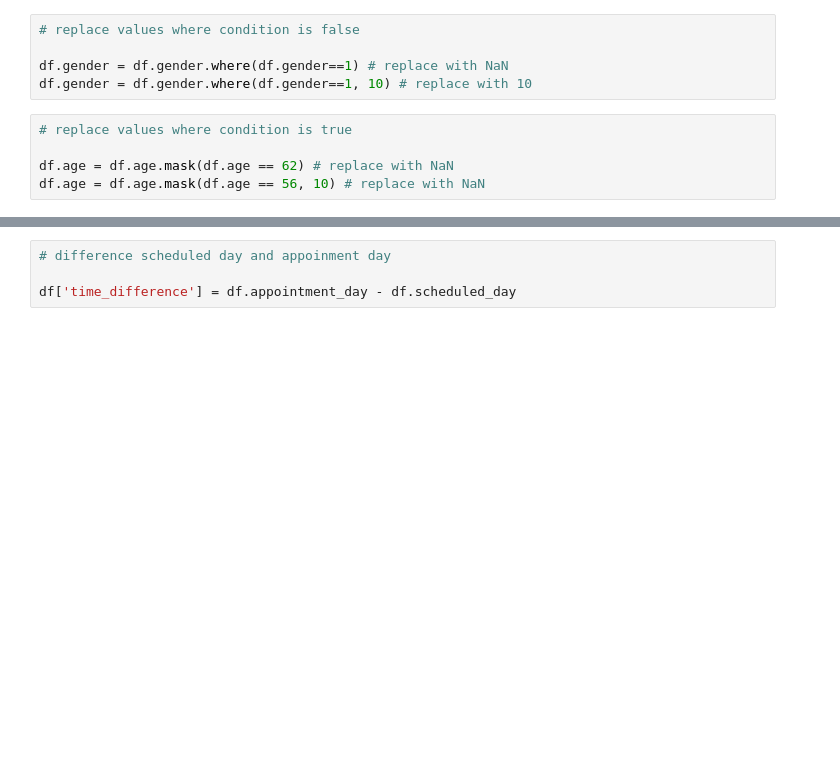
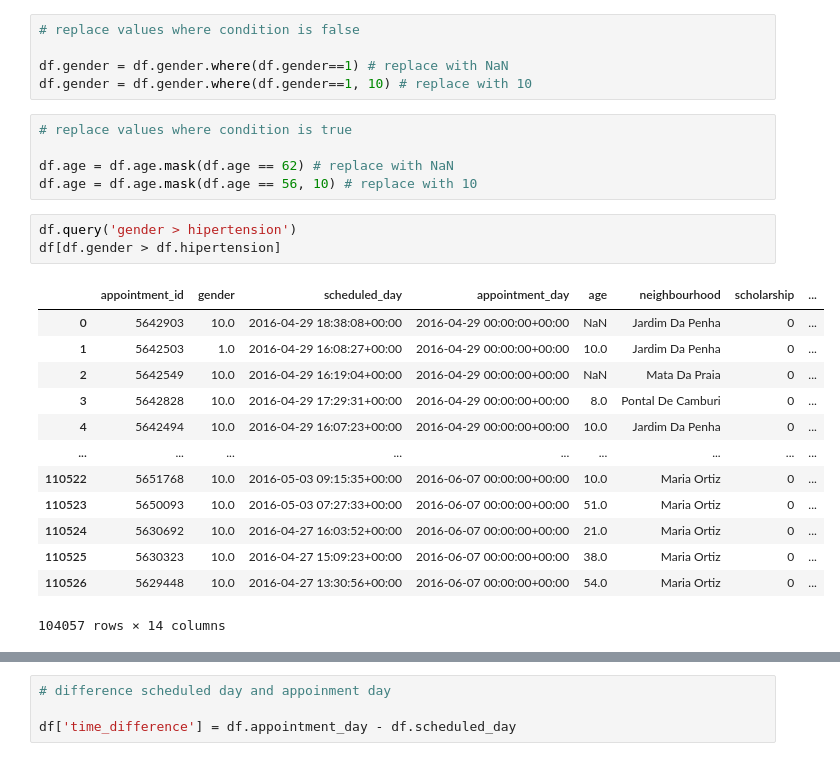
Before and after one commit to anneruhnke/no_show_analysis_update, a Jupyter notebook: no_show_analysis_update.ipynb, the cells around one changed output, grey strips where cells are left out. Cells and saved outputs as stored; diff of their text form; blank space fills up the shorter version.

Commit message:
Use query fuction

```diff
--- a/no_show_analysis_update.ipynb
+++ b/no_show_analysis_update.ipynb
@@ -407,4 +407,21 @@ df.gender = df.gender.where(df.gender==1, 10) # replace with 10
 # replace values where condition is true
 
 df.age = df.age.mask(df.age == 62) # replace with NaN
-df.age = df.age.mask(df.age == 56, 10) # replace with NaN
+df.age = df.age.mask(df.age == 56, 10) # replace with 10
+# %%
+df.query('gender > hipertension')
+df[df.gender > df.hipertension]
+# %% [output]
+|  | appointment_id | gender | scheduled_day | appointment_day | age | neighbourhood | scholarship | ... |
+| 0 | 5642903 | 10.0 | 2016-04-29 18:38:08+00:00 | 2016-04-29 00:00:00+00:00 | NaN | Jardim Da Penha | 0 | ... |
+| 1 | 5642503 | 1.0 | 2016-04-29 16:08:27+00:00 | 2016-04-29 00:00:00+00:00 | 10.0 | Jardim Da Penha | 0 | ... |
+| 2 | 5642549 | 10.0 | 2016-04-29 16:19:04+00:00 | 2016-04-29 00:00:00+00:00 | NaN | Mata Da Praia | 0 | ... |
+| 3 | 5642828 | 10.0 | 2016-04-29 17:29:31+00:00 | 2016-04-29 00:00:00+00:00 | 8.0 | Pontal De Camburi | 0 | ... |
+| 4 | 5642494 | 10.0 | 2016-04-29 16:07:23+00:00 | 2016-04-29 00:00:00+00:00 | 10.0 | Jardim Da Penha | 0 | ... |
+| ... | ... | ... | ... | ... | ... | ... | ... | ... |
+| 110522 | 5651768 | 10.0 | 2016-05-03 09:15:35+00:00 | 2016-06-07 00:00:00+00:00 | 10.0 | Maria Ortiz | 0 | ... |
+| 110523 | 5650093 | 10.0 | 2016-05-03 07:27:33+00:00 | 2016-06-07 00:00:00+00:00 | 51.0 | Maria Ortiz | 0 | ... |
+| 110524 | 5630692 | 10.0 | 2016-04-27 16:03:52+00:00 | 2016-06-07 00:00:00+00:00 | 21.0 | Maria Ortiz | 0 | ... |
+| 110525 | 5630323 | 10.0 | 2016-04-27 15:09:23+00:00 | 2016-06-07 00:00:00+00:00 | 38.0 | Maria Ortiz | 0 | ... |
+| 110526 | 5629448 | 10.0 | 2016-04-27 13:30:56+00:00 | 2016-06-07 00:00:00+00:00 | 54.0 | Maria Ortiz | 0 | ... |
+104057 rows × 14 columns
```
Also changed, not shown: parts of 6 cells of this notebook.
